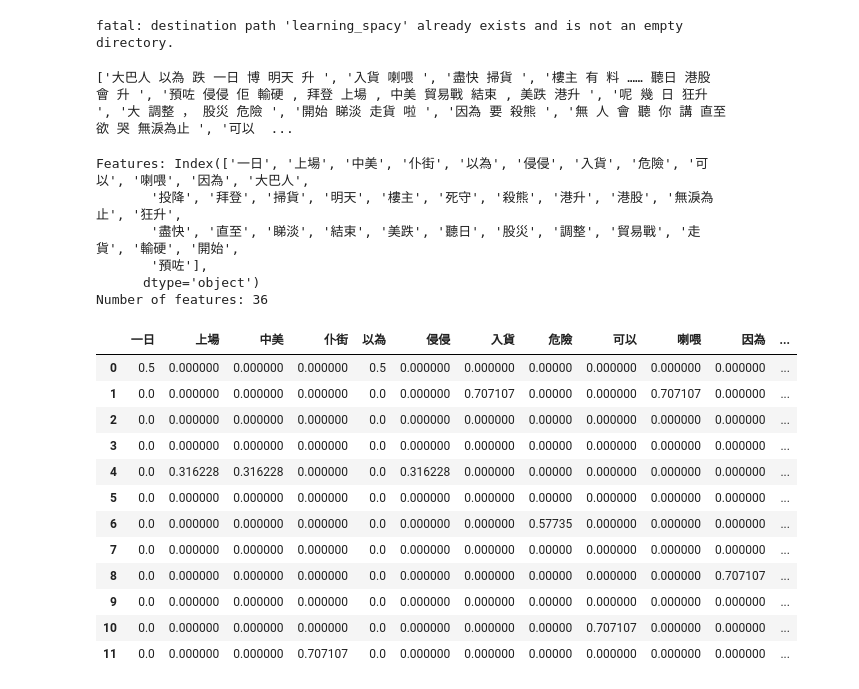
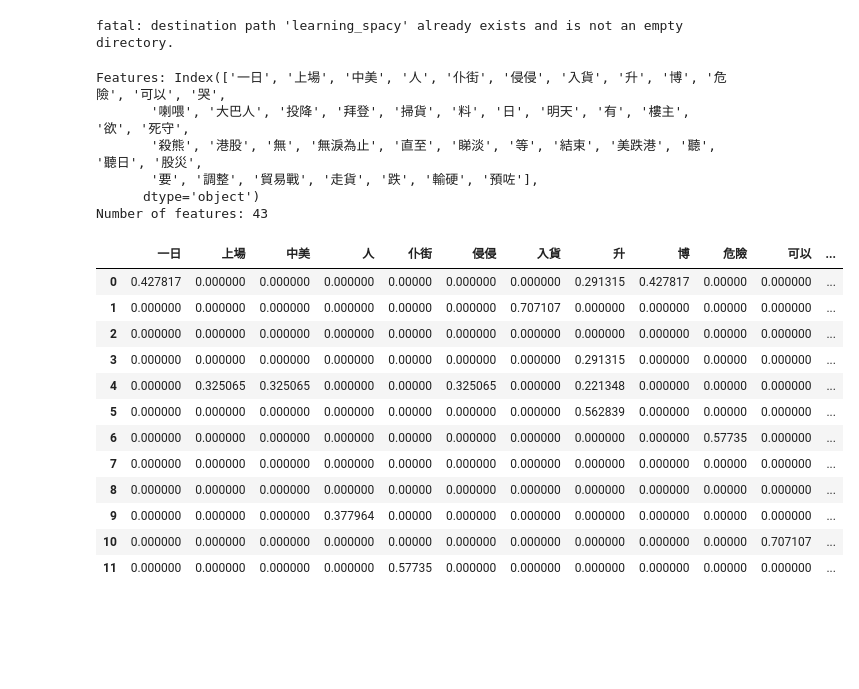
Before and after one commit to raymondwcs/learning_spacy, a Jupyter notebook: TF_IDF.ipynb, the cells around one changed output. Drawn from its saved outputs; the diff is of its cells as text; code cells hidden in the pictures; blank space fills up the shorter version.

```diff
--- a/TF_IDF.ipynb
+++ b/TF_IDF.ipynb
@@ -45,58 +45,54 @@ sentences = [
 # %%
 nlp = spacy.load('zh_core_web_lg')
 nlp.tokenizer.initialize(pkuseg_model="./learning_spacy/spacy_pkuseg/models")
-nlp.tokenizer.pkuseg_update_user_dict(["大巴人", "博", "投降"])
+nlp.tokenizer.pkuseg_update_user_dict(["大巴人", "博", "投降", "升"])
 
-all_list = []
-for sentence in sentences:
+def myTokenizer(sentence):
   doc = nlp(sentence)
-  list = ''
+  list = []
   for token in doc:
-    list += token.text + ' '
-  all_list.append(list)
-
-print(all_list)
+    if token.pos_ == 'NOUN' or token.pos_ == 'VERB' or token.pos_ == 'PROPN':
+      list.append(token.text)
+  return(list)
-# %% [output]
-['大巴人 以為 跌 一日 博 明天 升 ', '入貨 喇喂 ', '盡快 掃貨 ', '樓主 有 料 …… 聽日 港股 會 升 ', '預咗 侵侵 佢 輸硬 , 拜登 上場 , 中美 貿易戰 結束 , 美跌 港升 ', '呢 幾 日 狂升 ', '大 調整 ， 股災 危險 ', '開始 睇淡 走貨 啦 ', '因為 要 殺熊 ', '無 人 會 聽 你 講 直至 欲 哭 無淚為止 ', '可以  ...
 # %%
 import pandas as pd
 import numpy as np
 from sklearn.feature_extraction.text import TfidfVectorizer
 
 # TF-IDF
-tfidf = TfidfVectorizer()
-weight = tfidf.fit_transform(all_list).toarray()
+tfidf = TfidfVectorizer(tokenizer=myTokenizer)
+weight = tfidf.fit_transform(sentences).toarray()
 word = tfidf.get_feature_names()
 
 # for i in range(len(weight)):
 #   print('\nsentence {}'.format(i))
 #   for j in range(len(word)):
 #     print(word[j], weight[i][j])
 
 df = pd.DataFrame(weight,columns=word)
 print('Features: {}'.format(df.columns))
 print('Number of features: {}'.format(len(df.columns)))
 df
 # %% [output]
-Features: Index(['一日', '上場', '中美', '仆街', '以為', '侵侵', '入貨', '危險', '可以', '喇喂', '因為', '大巴人',
-       '投降', '拜登', '掃貨', '明天', '樓主', '死守', '殺熊', '港升', '港股', '無淚為止', '狂升',
-       '盡快', '直至', '睇淡', '結束', '美跌', '聽日', '股災', '調整', '貿易戰', '走貨', '輸硬', '開始',
-       '預咗'],
+Features: Index(['一日', '上場', '中美', '人', '仆街', '侵侵', '入貨', '升', '博', '危險', '可以', '哭',
+       '喇喂', '大巴人', '投降', '拜登', '掃貨', '料', '日', '明天', '有', '樓主', '欲', '死守',
+       '殺熊', '港股', '無', '無淚為止', '直至', '睇淡', '等', '結束', '美跌港', '聽', '聽日', '股災',
+       '要', '調整', '貿易戰', '走貨', '跌', '輸硬', '預咗'],
       dtype='object')
-Number of features: 36
+Number of features: 43
-|  | 一日 | 上場 | 中美 | 仆街 | 以為 | 侵侵 | 入貨 | 危險 | 可以 | 喇喂 | 因為 | ... |
-| 0 | 0.5 | 0.000000 | 0.000000 | 0.000000 | 0.5 | 0.000000 | 0.000000 | 0.00000 | 0.000000 | 0.000000 | 0.000000 | ... |
-| 1 | 0.0 | 0.000000 | 0.000000 | 0.000000 | 0.0 | 0.000000 | 0.707107 | 0.00000 | 0.000000 | 0.707107 | 0.000000 | ... |
-| 2 | 0.0 | 0.000000 | 0.000000 | 0.000000 | 0.0 | 0.000000 | 0.000000 | 0.00000 | 0.000000 | 0.000000 | 0.000000 | ... |
-| 3 | 0.0 | 0.000000 | 0.000000 | 0.000000 | 0.0 | 0.000000 | 0.000000 | 0.00000 | 0.000000 | 0.000000 | 0.000000 | ... |
-| 4 | 0.0 | 0.316228 | 0.316228 | 0.000000 | 0.0 | 0.316228 | 0.000000 | 0.00000 | 0.000000 | 0.000000 | 0.000000 | ... |
-| 5 | 0.0 | 0.000000 | 0.000000 | 0.000000 | 0.0 | 0.000000 | 0.000000 | 0.00000 | 0.000000 | 0.000000 | 0.000000 | ... |
-| 6 | 0.0 | 0.000000 | 0.000000 | 0.000000 | 0.0 | 0.000000 | 0.000000 | 0.57735 | 0.000000 | 0.000000 | 0.000000 | ... |
-| 7 | 0.0 | 0.000000 | 0.000000 | 0.000000 | 0.0 | 0.000000 | 0.000000 | 0.00000 | 0.000000 | 0.000000 | 0.000000 | ... |
-| 8 | 0.0 | 0.000000 | 0.000000 | 0.000000 | 0.0 | 0.000000 | 0.000000 | 0.00000 | 0.000000 | 0.000000 | 0.707107 | ... |
-| 9 | 0.0 | 0.000000 | 0.000000 | 0.000000 | 0.0 | 0.000000 | 0.000000 | 0.00000 | 0.000000 | 0.000000 | 0.000000 | ... |
-| 10 | 0.0 | 0.000000 | 0.000000 | 0.000000 | 0.0 | 0.000000 | 0.000000 | 0.00000 | 0.707107 | 0.000000 | 0.000000 | ... |
-| 11 | 0.0 | 0.000000 | 0.000000 | 0.707107 | 0.0 | 0.000000 | 0.000000 | 0.00000 | 0.000000 | 0.000000 | 0.000000 | ... |
+|  | 一日 | 上場 | 中美 | 人 | 仆街 | 侵侵 | 入貨 | 升 | 博 | 危險 | 可以 | ... |
+| 0 | 0.427817 | 0.000000 | 0.000000 | 0.000000 | 0.00000 | 0.000000 | 0.000000 | 0.291315 | 0.427817 | 0.00000 | 0.000000 | ... |
+| 1 | 0.000000 | 0.000000 | 0.000000 | 0.000000 | 0.00000 | 0.000000 | 0.707107 | 0.000000 | 0.000000 | 0.00000 | 0.000000 | ... |
+| 2 | 0.000000 | 0.000000 | 0.000000 | 0.000000 | 0.00000 | 0.000000 | 0.000000 | 0.000000 | 0.000000 | 0.00000 | 0.000000 | ... |
+| 3 | 0.000000 | 0.000000 | 0.000000 | 0.000000 | 0.00000 | 0.000000 | 0.000000 | 0.291315 | 0.000000 | 0.00000 | 0.000000 | ... |
+| 4 | 0.000000 | 0.325065 | 0.325065 | 0.000000 | 0.00000 | 0.325065 | 0.000000 | 0.221348 | 0.000000 | 0.00000 | 0.000000 | ... |
+| 5 | 0.000000 | 0.000000 | 0.000000 | 0.000000 | 0.00000 | 0.000000 | 0.000000 | 0.562839 | 0.000000 | 0.00000 | 0.000000 | ... |
+| 6 | 0.000000 | 0.000000 | 0.000000 | 0.000000 | 0.00000 | 0.000000 | 0.000000 | 0.000000 | 0.000000 | 0.57735 | 0.000000 | ... |
+| 7 | 0.000000 | 0.000000 | 0.000000 | 0.000000 | 0.00000 | 0.000000 | 0.000000 | 0.000000 | 0.000000 | 0.00000 | 0.000000 | ... |
+| 8 | 0.000000 | 0.000000 | 0.000000 | 0.000000 | 0.00000 | 0.000000 | 0.000000 | 0.000000 | 0.000000 | 0.00000 | 0.000000 | ... |
+| 9 | 0.000000 | 0.000000 | 0.000000 | 0.377964 | 0.00000 | 0.000000 | 0.000000 | 0.000000 | 0.000000 | 0.00000 | 0.000000 | ... |
+| 10 | 0.000000 | 0.000000 | 0.000000 | 0.000000 | 0.00000 | 0.000000 | 0.000000 | 0.000000 | 0.000000 | 0.00000 | 0.707107 | ... |
+| 11 | 0.000000 | 0.000000 | 0.000000 | 0.000000 | 0.57735 | 0.000000 | 0.000000 | 0.000000 | 0.000000 | 0.00000 | 0.000000 | ... |
 # %%
 top_N = 3
 for i in range(len(weight)):  # weights of each sentence
```
Also changed, not shown: parts of 2 cells of this notebook.
